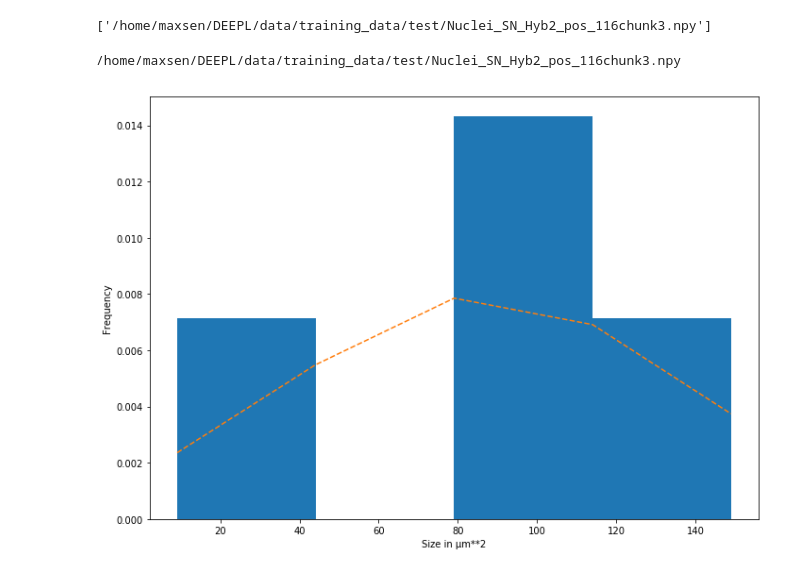
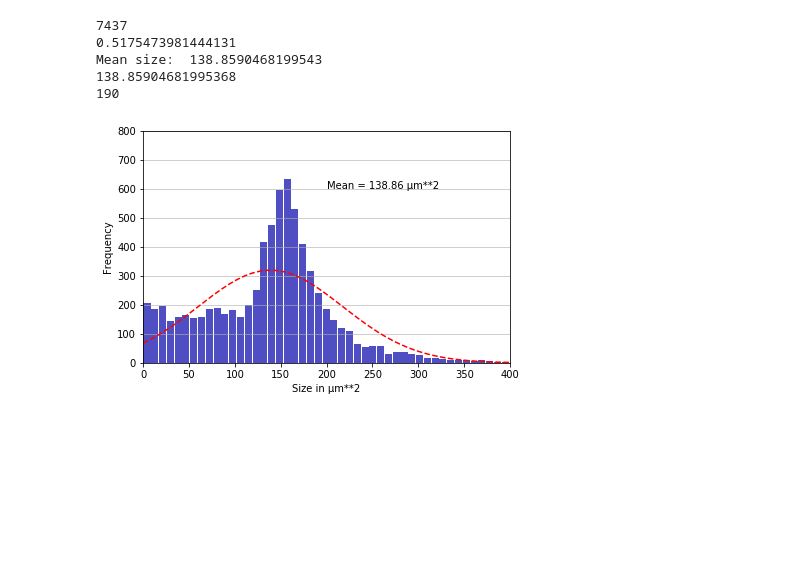
Before and after one commit to maxsenh/nuclei_cell_detect, a Jupyter notebook: parsing/get_area_of_numpy_masl.ipynb, the cells around one changed output. Drawn from its saved outputs; the diff is of its cells as text; code cells hidden in the pictures; blank space fills up the shorter version.

```diff
--- a/parsing/get_area_of_numpy_masl.ipynb
+++ b/parsing/get_area_of_numpy_masl.ipynb
@@ -11,12 +11,9 @@ ureg = pint.UnitRegistry()
 # %%
 ROOT = '/home/maxsen/DEEPL/data/training_data/test/'
-
+ROOT = '/data/proj/smFISH/Students/Max_Senftleben/files/data/20190422_AMEX_transfer_nuclei/npy/'
 list_of_images = [ROOT + i for i in os.listdir(ROOT)]
-size_of_pixel = 0.11*ureg.micrometer * 0.11*ureg.micrometer
+#size_of_pixel = 0.11*ureg.micrometer * 0.11*ureg.micrometer
 size_of_pixel = 0.11 * 0.11
-print(list_of_images)
-# %% [output]
-['/home/maxsen/DEEPL/data/training_data/test/Nuclei_SN_Hyb2_pos_116chunk3.npy']
 # %%
 def get_pixel_area(numpy_array, size_of_pixel):
     height, width, dim = numpy_array.shape
@@ -43,23 +40,37 @@ def get_pixel_area(numpy_array, size_of_pixel):
     return db
 # %%
 def plot_nuclei_size(list_of_sizes, num_bins):
+
+
+
+
+    import matplotlib.mlab as mlab
 
     fig, ax = plt.subplots()
 
     mu = np.mean(list_of_sizes)  # mean of distribution
     sigma = np.std(list_of_sizes)  # standard deviation of distribution
+    print('Mean size: ', mu)
+    print(sum(list_of_sizes)/len(list_of_sizes))
 
-    n, bins, patches = ax.hist(list_of_sizes, num_bins, density=1)
+    n, bins, patches = ax.hist(x=list_of_sizes, bins='auto', color='#0504aa',
+                            alpha=0.7, rwidth=0.9)
+    print(len(bins))
+    y = ((1 / (np.sqrt(2 * np.pi) * sigma)) * np.exp(-0.5 * (1 / sigma * (bins - mu))**2))
+    y = mlab.normpdf(bins, mu, sigma) * sum(n * np.diff(bins))
 
-    # add a 'best fit' line
-    y = ((1 / (np.sqrt(2 * np.pi) * sigma)) * np.exp(-0.5 * (1 / sigma * (bins - mu))**2))
-    ax.plot(bins, y, '--')
+    ax.plot(bins, y, '--', color = 'r')
     ax.set_xlabel('Size in \u03BCm**2')
     ax.set_ylabel('Frequency')
-    #ax.text(4, 0.5, r"")
-
+    ax.text(200, 600, "Mean = 138.86 \u03BCm**2")
+    ax.grid(axis='y', alpha=0.75)
     # Tweak spacing to prevent clipping of ylabel
     fig.tight_layout()
+    plt.xlim(0,400)
+    maxfreq = np.max(n)
+    plt.ylim(0, 800)
+    plt.savefig('/home/max/mrcnn_b_work/folder_to_send/size_histo.png', dpi=100)
+
     plt.show()
 # %%
 def iterate_through_images(folder, size_of_pixel):
@@ -67,14 +78,22 @@ def iterate_through_images(folder, size_of_pixel):
     for img in list_of_images:
         numpy_array = np.load(img)
         counts = get_pixel_area(numpy_array, size_of_pixel)
-        print(img)
+        #print(img)
         if 1 in counts:
             [all_nuclei_sizes.append(i) for i in counts[1]]
 
-    print()
-    plot_nuclei_size(all_nuclei_sizes, len(all_nuclei_sizes))
+    return all_nuclei_sizes
 # %%
-iterate_through_images(list_of_images, size_of_pixel)
+all_sizes = iterate_through_images(list_of_images, size_of_pixel)
-# %% [output]
-/home/maxsen/DEEPL/data/training_data/test/Nuclei_SN_Hyb2_pos_116chunk3.npy
-[figure, removed]
+# %%
+print(len(all_sizes))
+between_110_170 = [i for i in all_sizes if i>99 and i<181]
+print(len(between_110_170)/len(all_sizes))
+plot_nuclei_size(all_sizes, len(all_sizes))
+# %% [output]
+7437
+0.5175473981444131
+Mean size:  138.8590468199543
+138.85904681995368
+190
+[figure, added]
```
Also changed, not shown: parts of 1 cell of this notebook, 3 other files.
